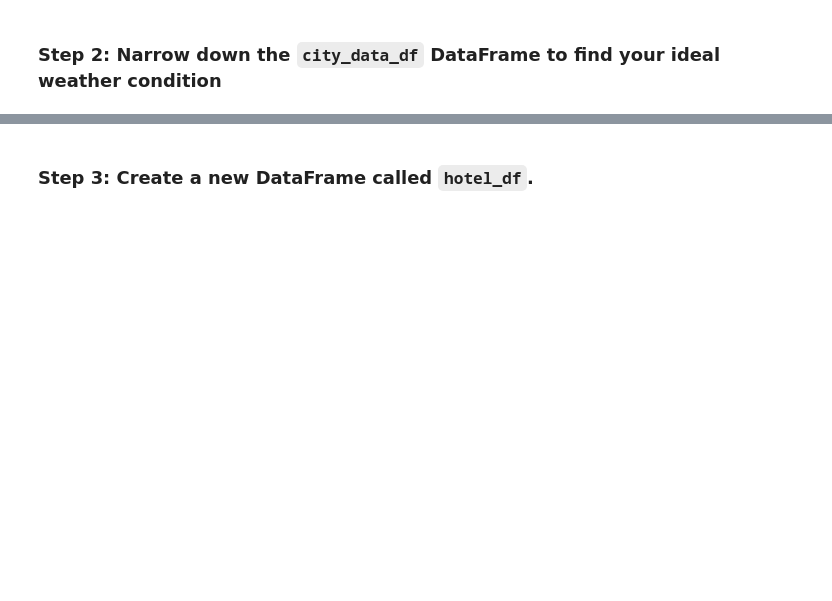
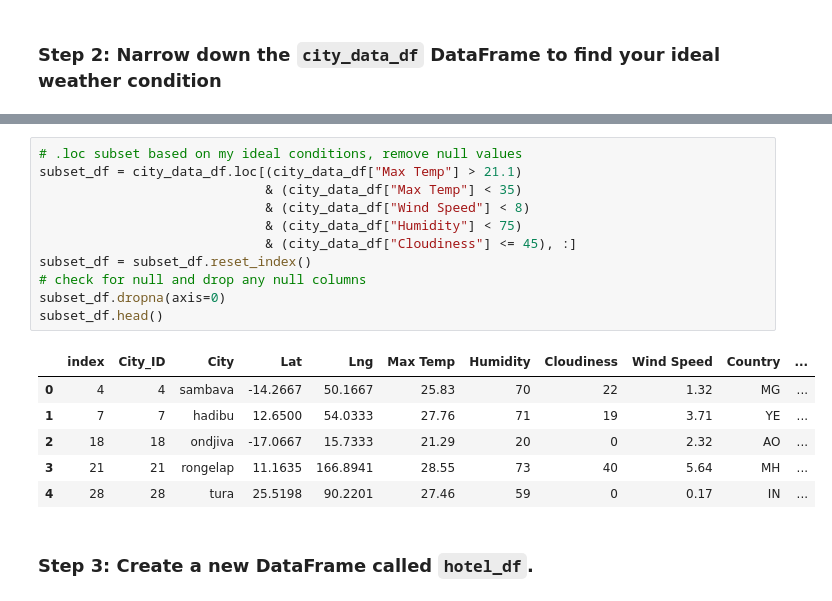
Before and after one commit to thorblock/Mod_6_API, a Jupyter notebook: WeatherPy/VacationPy.ipynb, the cells around one changed output, grey strips where cells are left out. Saved outputs shown, nothing was run; the diff lists cells and outputs as text; blank space fills up the shorter version.

```diff
--- a/WeatherPy/VacationPy.ipynb
+++ b/WeatherPy/VacationPy.ipynb
@@ -79,3 +51,21 @@ map_humidity
+# %%
+# .loc subset based on my ideal conditions, remove null values
+subset_df = city_data_df.loc[(city_data_df["Max Temp"] > 21.1)
+                             & (city_data_df["Max Temp"] < 35)
+                             & (city_data_df["Wind Speed"] < 8)
+                             & (city_data_df["Humidity"] < 75)
+                             & (city_data_df["Cloudiness"] <= 45), :]
+subset_df = subset_df.reset_index()
+# check for null and drop any null columns
+subset_df.dropna(axis=0)
+subset_df.head()
+# %% [output]
+|  | index | City_ID | City | Lat | Lng | Max Temp | Humidity | Cloudiness | Wind Speed | Country | ... |
+| 0 | 4 | 4 | sambava | -14.2667 | 50.1667 | 25.83 | 70 | 22 | 1.32 | MG | ... |
+| 1 | 7 | 7 | hadibu | 12.6500 | 54.0333 | 27.76 | 71 | 19 | 3.71 | YE | ... |
+| 2 | 18 | 18 | ondjiva | -17.0667 | 15.7333 | 21.29 | 20 | 0 | 2.32 | AO | ... |
+| 3 | 21 | 21 | rongelap | 11.1635 | 166.8941 | 28.55 | 73 | 40 | 5.64 | MH | ... |
+| 4 | 28 | 28 | tura | 25.5198 | 90.2201 | 27.46 | 59 | 0 | 0.17 | IN | ... |
 # %% [markdown]
 ### Step 3: Create a new DataFrame called `hotel_df`.
 # %%
```
Also changed, not shown: parts of 6 cells of this notebook, 1 other file.
